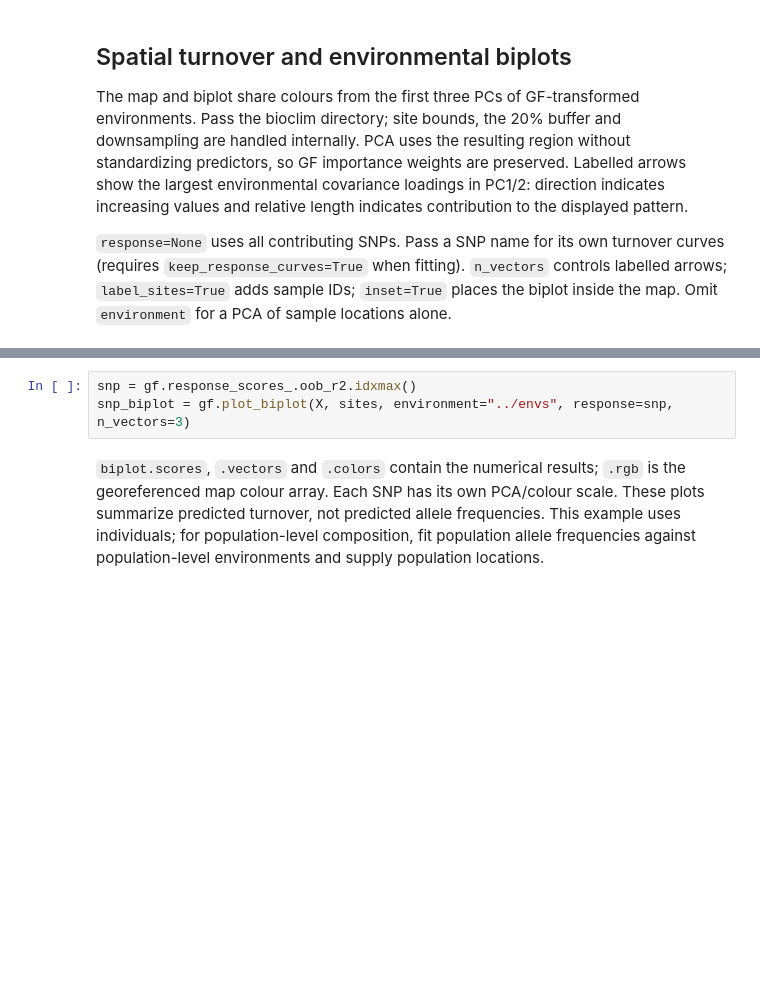
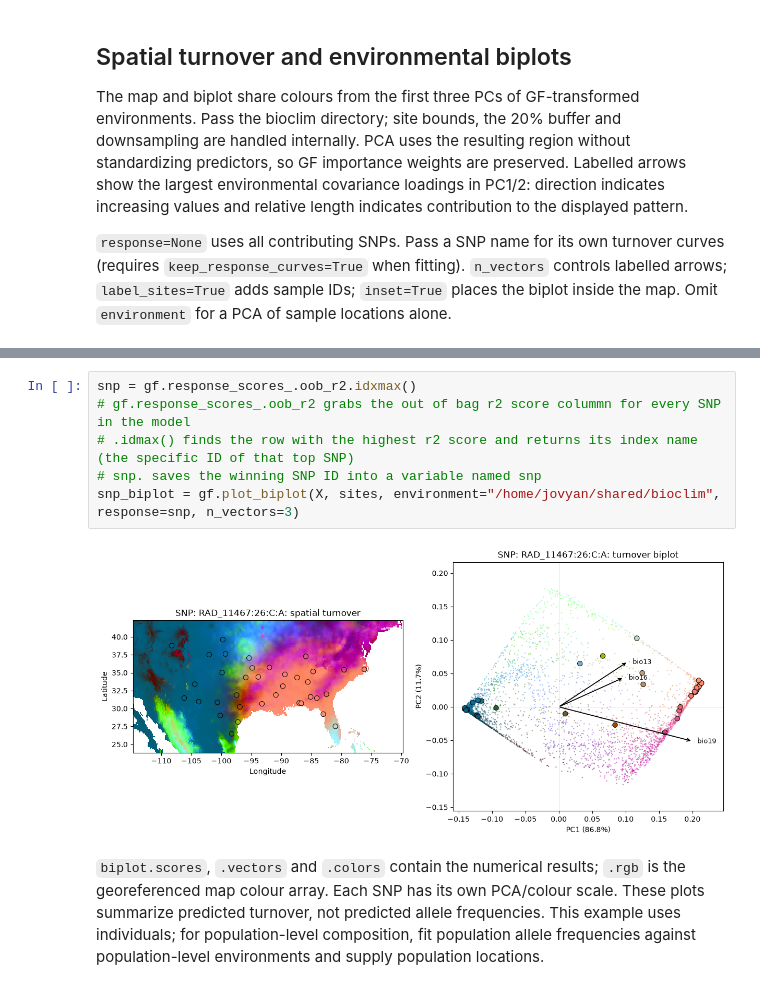
Before and after one commit to meganklutts/BIO597-SpatialBiodiversity, a Jupyter notebook: docs/labs/Lab09-GradientForest.ipynb, the cells around one changed output, grey strips where cells are left out. Drawn from its saved outputs; the diff is of its cells as text; blank space fills up the shorter version.

```diff
--- a/docs/labs/Lab09-GradientForest.ipynb
+++ b/docs/labs/Lab09-GradientForest.ipynb
@@ -103,6 +211,11 @@ biplot = gf.plot_biplot(X, sites, environment="/home/jovyan/shared-readwrite/bio
 # %%
 snp = gf.response_scores_.oob_r2.idxmax()
-snp_biplot = gf.plot_biplot(X, sites, environment="../envs", response=snp, n_vectors=3)
+# gf.response_scores_.oob_r2 grabs the out of bag r2 score colummn for every SNP in the model
+# .idmax() finds the row with the highest r2 score and returns its index name (the specific ID of that top SNP)
+# snp. saves the winning SNP ID into a variable named snp
+snp_biplot = gf.plot_biplot(X, sites, environment="/home/jovyan/shared/bioclim", response=snp, n_vectors=3)
+# %% [output]
+[figure, added]
 # %% [markdown]
 `biplot.scores`, `.vectors` and `.colors` contain the numerical results; `.rgb` is the georeferenced map colour array. Each SNP has its own PCA/colour scale. These plots summarize predicted turnover, not predicted allele frequencies. This example uses individuals; for population-level composition, fit population allele frequencies against population-level environments and supply population locations.
 # %% [markdown]
```
Also changed, not shown: parts of 12 cells of this notebook.
